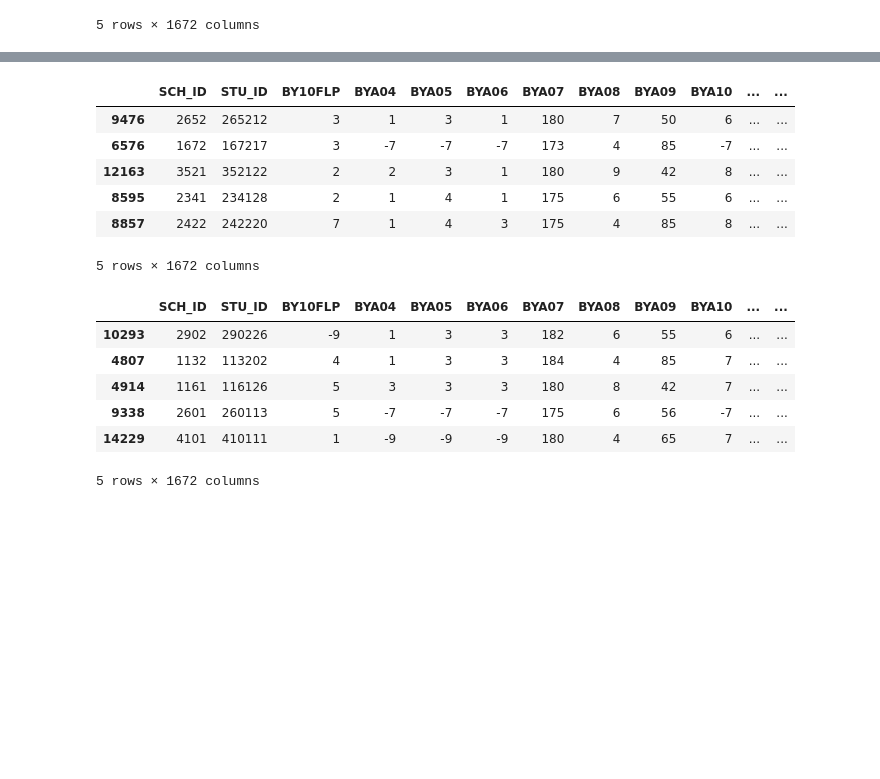
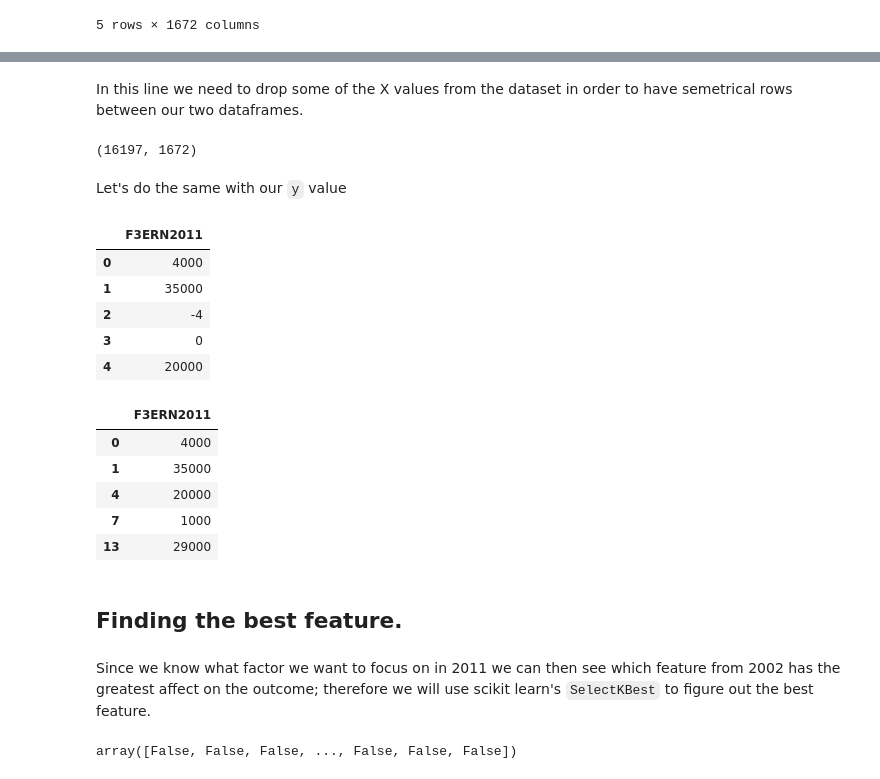
Before and after one commit to collinarnett/accenture-challenge-patriothacks-2018, a Jupyter notebook: accenturehack.ipynb, the cells around one changed output, grey strips where cells are left out. Cells and saved outputs as stored; diff of their text form; code cells hidden in the pictures; blank space fills up the shorter version.

```diff
--- a/accenturehack.ipynb
+++ b/accenturehack.ipynb
@@ -67,7 +68,5 @@ raw.head()
 Here we are selecting factors in which to test our highschool variables against. We'll start off looking at 'F3ERN2011' which indicates the income of participants in 2011.
 # %%
 income = pd.DataFrame(data['F3ERN2011'].copy())
-income.insert(0,"STU_ID",data["STU_ID"])
-income.insert(0,"SCH_ID",data["SCH_ID"])
-income
+income.head()
 # %% [output]
@@ -189,0 +188,6 @@ train, test = train_test_split(baseyear, test_size=0.2)
+# %% [markdown]
+In this line we need to drop some of the X values from the dataset in order to have semetrical rows between our two dataframes.
+# %%
+X.shape
+# %% [output]
+(16197, 1672)
@@ -190,20 +196,34 @@ train, test = train_test_split(baseyear, test_size=0.2)
+# %% [markdown]
+Let's do the same with our `y` value
+# %%
+y= income.copy()
+y.head()
+# %% [output]
+|  | F3ERN2011 |
+| 0 | 4000 |
+| 1 | 35000 |
+| 2 | -4 |
+| 3 | 0 |
+| 4 | 20000 |
+# %%
+#y = y.transpose()
+for cols in income.columns.tolist()[0:]:
+    y = income.loc[income[cols] > 0]
 # %%
-train.head()
+y.head()
 # %% [output]
-|  | SCH_ID | STU_ID | BY10FLP | BYA04 | BYA05 | BYA06 | BYA07 | BYA08 | BYA09 | BYA10 | ... | ... |
-| 9476 | 2652 | 265212 | 3 | 1 | 3 | 1 | 180 | 7 | 50 | 6 | ... | ... |
-| 6576 | 1672 | 167217 | 3 | -7 | -7 | -7 | 173 | 4 | 85 | -7 | ... | ... |
-| 12163 | 3521 | 352122 | 2 | 2 | 3 | 1 | 180 | 9 | 42 | 8 | ... | ... |
-| 8595 | 2341 | 234128 | 2 | 1 | 4 | 1 | 175 | 6 | 55 | 6 | ... | ... |
-| 8857 | 2422 | 242220 | 7 | 1 | 4 | 3 | 175 | 4 | 85 | 8 | ... | ... |
+|  | F3ERN2011 |
+| 0 | 4000 |
+| 1 | 35000 |
+| 4 | 20000 |
+| 7 | 1000 |
+| 13 | 29000 |
-5 rows × 1672 columns
-# %%
-test.head()
-# %% [output]
-|  | SCH_ID | STU_ID | BY10FLP | BYA04 | BYA05 | BYA06 | BYA07 | BYA08 | BYA09 | BYA10 | ... | ... |
-| 10293 | 2902 | 290226 | -9 | 1 | 3 | 3 | 182 | 6 | 55 | 6 | ... | ... |
-| 4807 | 1132 | 113202 | 4 | 1 | 3 | 3 | 184 | 4 | 85 | 7 | ... | ... |
-| 4914 | 1161 | 116126 | 5 | 3 | 3 | 3 | 180 | 8 | 42 | 7 | ... | ... |
-| 9338 | 2601 | 260113 | 5 | -7 | -7 | -7 | 175 | 6 | 56 | -7 | ... | ... |
-| 14229 | 4101 | 410111 | 1 | -9 | -9 | -9 | 180 | 4 | 65 | 7 | ... | ... |
-5 rows × 1672 columns
+# %% [markdown]
+## Finding the best feature.
+# %% [markdown]
+Since we know what factor we want to focus on in 2011 we can then see which feature from 2002 has the greatest affect on the outcome; therefore we will use scikit learn's `SelectKBest` to figure out the best feature.
+# %%
+features=SelectKBest(k=1).fit(X, y.values.ravel()).get_support()
+features
+# %% [output]
+array([False, False, False, ..., False, False, False])
```
Also changed, not shown: parts of 19 cells of this notebook.
